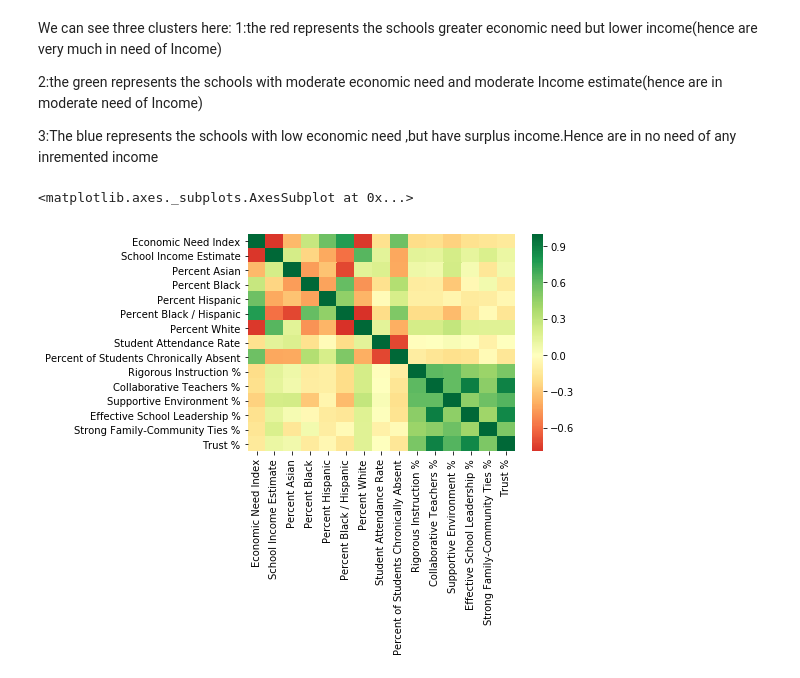
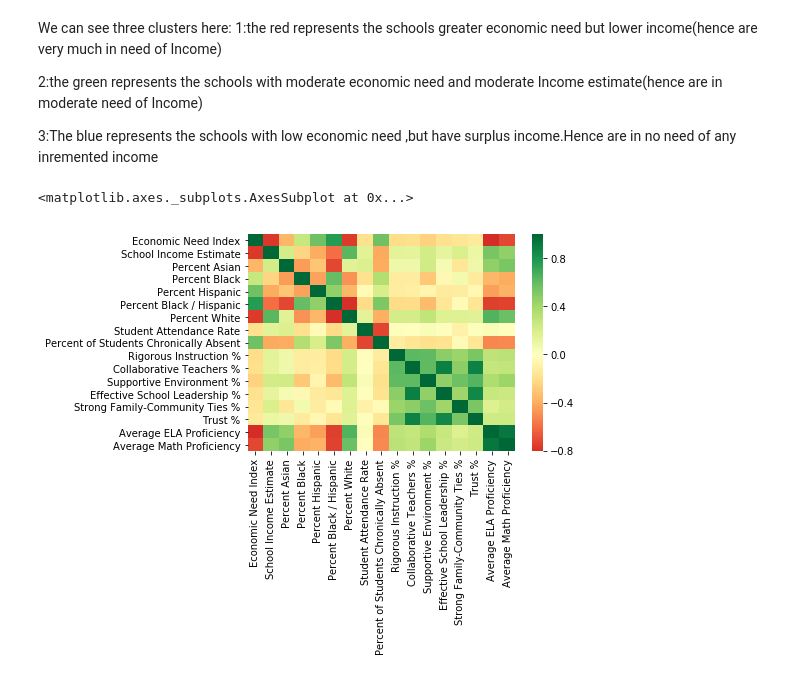
Before and after one commit to SaiEashwarKS/1PES-All-in-One-University-Website-IDS-project-, a Jupyter notebook: Goodstart.ipynb, the cells around one changed output. Drawn from its saved outputs; the diff is of its cells as text; code cells hidden in the pictures.

```diff
--- a/Goodstart.ipynb
+++ b/Goodstart.ipynb
@@ -18,7 +18,7 @@ from sklearn import preprocessing
 #from plotly import tools
 #import plotly.plotly as py
 
-df = pd.read_csv("2016 School Explorer.csv")
+df = pd.read_csv("2016-School-Explorer.csv")
 # %%
 from sklearn.linear_model import LinearRegression
 # %%
@@ -528,14 +516,14 @@ We can see three clusters here:
 
 3:The blue represents the schools with low economic need ,but have surplus income.Hence are in no need of any inremented income
 # %%
-df2 = df.iloc[:,[16,17,19,20,21,22,23,24,25,26,28,30,32,34,36]]
+df2 = df.iloc[:,[16,17,19,20,21,22,23,24,25,26,28,30,32,34,36,39,40]]
 #Correlation Matrix
 corr = df2.corr()
 corr = (corr)
 sns.heatmap(corr,
             xticklabels=corr.columns.values,
             yticklabels=corr.columns.values,
             cmap="RdYlGn", center=0)
 # %% [output]
 <matplotlib.axes._subplots.AxesSubplot at 0x...>
-[figure, old version]
+[figure, new version]
```
Also changed, not shown: parts of 12 cells of this notebook, 3 other files.
